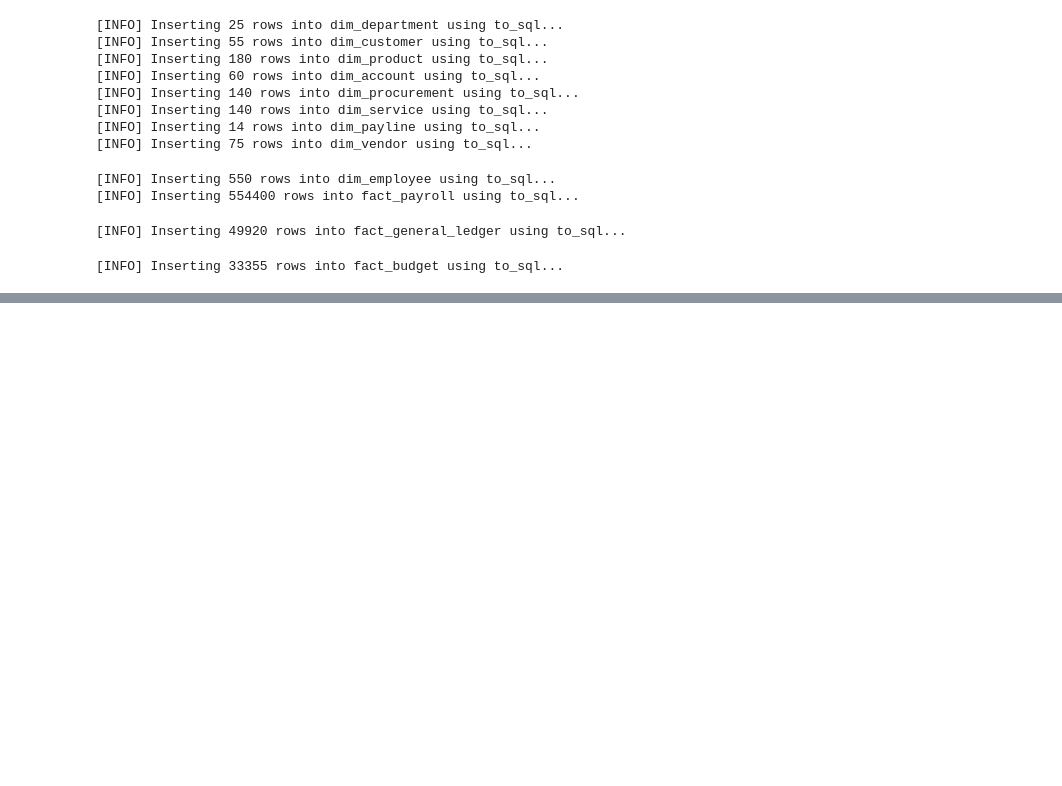
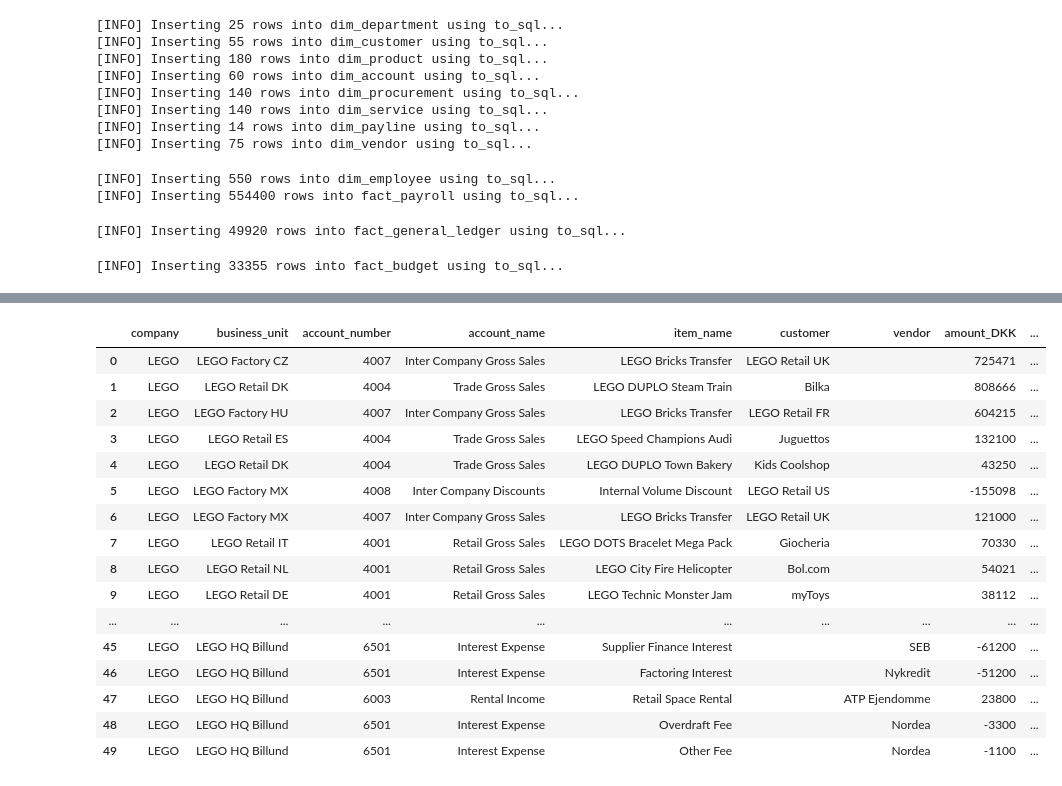
Before and after one commit to JBaltaMG/SynetheticDataGeneration, a Jupyter notebook: main.ipynb, the cells around one changed output, grey strips where cells are left out. Cells and saved outputs as stored; diff of their text form; code cells hidden in the pictures; blank space fills up the shorter version.

```diff
--- a/main.ipynb
+++ b/main.ipynb
@@ -53,0 +440,27 @@ execute_db_operations(version_tag)
+# %%
+#from utils.prompts import PROMPT_LIBRARY_GL
+import utils.utils as utils
+from utils import prompt_utils
+import numpy as np
+import pandas as pd
+
+def call_llm_prompt(prompt: str, count: int, model: str = "gpt-4.1", temp: float = 0.8) -> pd.DataFrame:
+    """Executes a given prompt and parses it into a DataFrame."""
+    client = prompt_utils.get_openai_client()
+
+    response = client.chat.completions.create(
+        model=model,
+        messages=[
+            {"role": "system", "content": "You are a financial controller generating realistic GL items."},
+            {"role": "user", "content": prompt.strip()},
+        ],
+        temperature=temp,
+    )
+
+    df = prompt_utils.parse_and_truncate_csv(response.choices[0].message.content, count)
+
+    # standard cleanup
+    #df.rename(columns={"name": "item_name"}, inplace=True, errors="ignore")
+    #df["unit_price"] = pd.to_numeric(df.get("unit_price", 0), errors="coerce").fillna(0.0)
+    #df = utils.convert_column_to_percentage(df, "proportionality", scale=1.0)
+    return df
@@ -53,0 +589,36 @@ execute_db_operations(version_tag)
+# %%
+prompt = MASTER_PROMPT.format(
+    company_name="LEGO",
+    revenue_value=102709000,
+    cogs_value=-80578387,
+    gross_profit_value=22130526,
+    fixed_cost_value=-17916252,
+    ebit_value=4214272,
+    coa_list=coa_text,
+    revenue_rows=100,
+    cogs_rows=100,
+    fixedcost_rows=50,
+    ebit_rows=50
+)
+# %%
+df = call_llm_prompt(prompt, count=50)
+# %%
+df
+# %% [output]
+|  | company | business_unit | account_number | account_name | item_name | customer | vendor | amount_DKK | ... |
+| 0 | LEGO | LEGO Factory CZ | 4007 | Inter Company Gross Sales | LEGO Bricks Transfer | LEGO Retail UK |  | 725471 | ... |
+| 1 | LEGO | LEGO Retail DK | 4004 | Trade Gross Sales | LEGO DUPLO Steam Train | Bilka |  | 808666 | ... |
+| 2 | LEGO | LEGO Factory HU | 4007 | Inter Company Gross Sales | LEGO Bricks Transfer | LEGO Retail FR |  | 604215 | ... |
+| 3 | LEGO | LEGO Retail ES | 4004 | Trade Gross Sales | LEGO Speed Champions Audi | Juguettos |  | 132100 | ... |
+| 4 | LEGO | LEGO Retail DK | 4004 | Trade Gross Sales | LEGO DUPLO Town Bakery | Kids Coolshop |  | 43250 | ... |
+| 5 | LEGO | LEGO Factory MX | 4008 | Inter Company Discounts | Internal Volume Discount | LEGO Retail US |  | -155098 | ... |
+| 6 | LEGO | LEGO Factory MX | 4007 | Inter Company Gross Sales | LEGO Bricks Transfer | LEGO Retail UK |  | 121000 | ... |
+| 7 | LEGO | LEGO Retail IT | 4001 | Retail Gross Sales | LEGO DOTS Bracelet Mega Pack | Giocheria |  | 70330 | ... |
+| 8 | LEGO | LEGO Retail NL | 4001 | Retail Gross Sales | LEGO City Fire Helicopter | Bol.com |  | 54021 | ... |
+| 9 | LEGO | LEGO Retail DE | 4001 | Retail Gross Sales | LEGO Technic Monster Jam | myToys |  | 38112 | ... |
+| ... | ... | ... | ... | ... | ... | ... | ... | ... | ... |
+| 45 | LEGO | LEGO HQ Billund | 6501 | Interest Expense | Supplier Finance Interest |  | SEB | -61200 | ... |
+| 46 | LEGO | LEGO HQ Billund | 6501 | Interest Expense | Factoring Interest |  | Nykredit | -51200 | ... |
+| 47 | LEGO | LEGO HQ Billund | 6003 | Rental Income | Retail Space Rental |  | ATP Ejendomme | 23800 | ... |
+| 48 | LEGO | LEGO HQ Billund | 6501 | Interest Expense | Overdraft Fee |  | Nordea | -3300 | ... |
+| 49 | LEGO | LEGO HQ Billund | 6501 | Interest Expense | Other Fee |  | Nordea | -1100 | ... |
```
Also changed, not shown: parts of 35 cells of this notebook, 7 other files.
